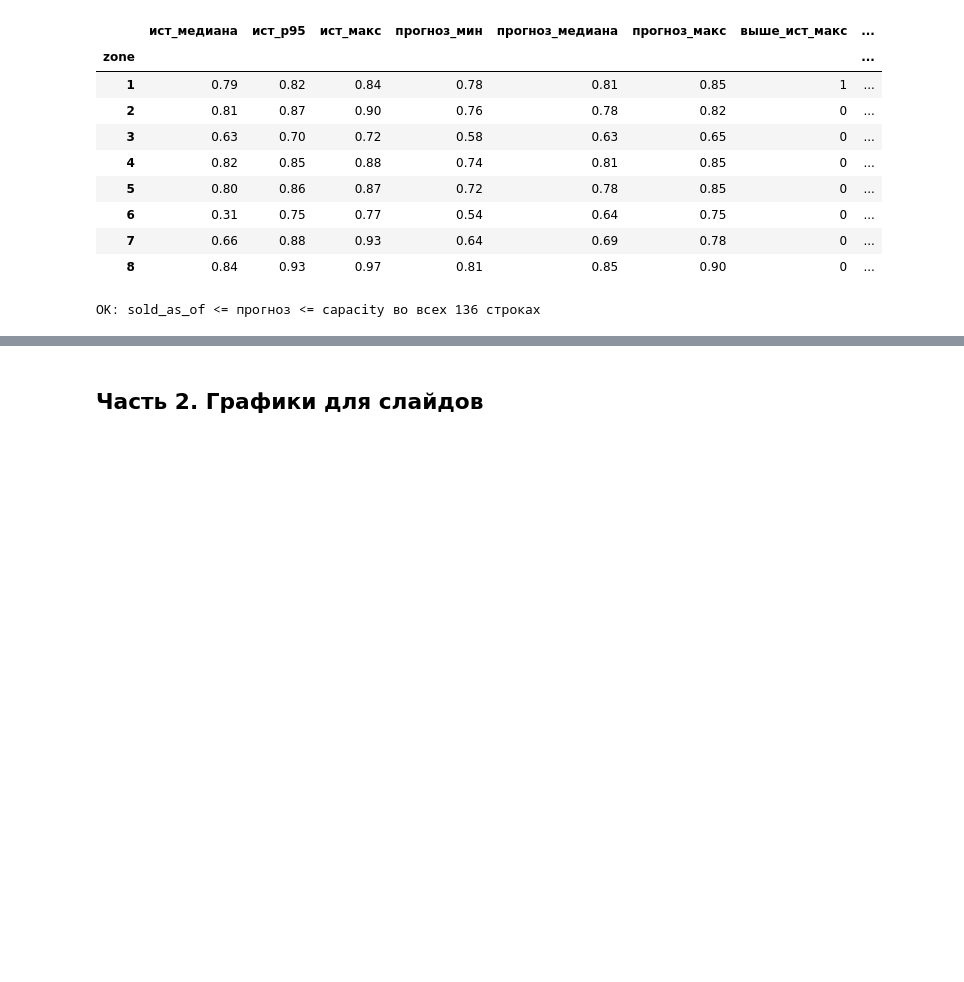
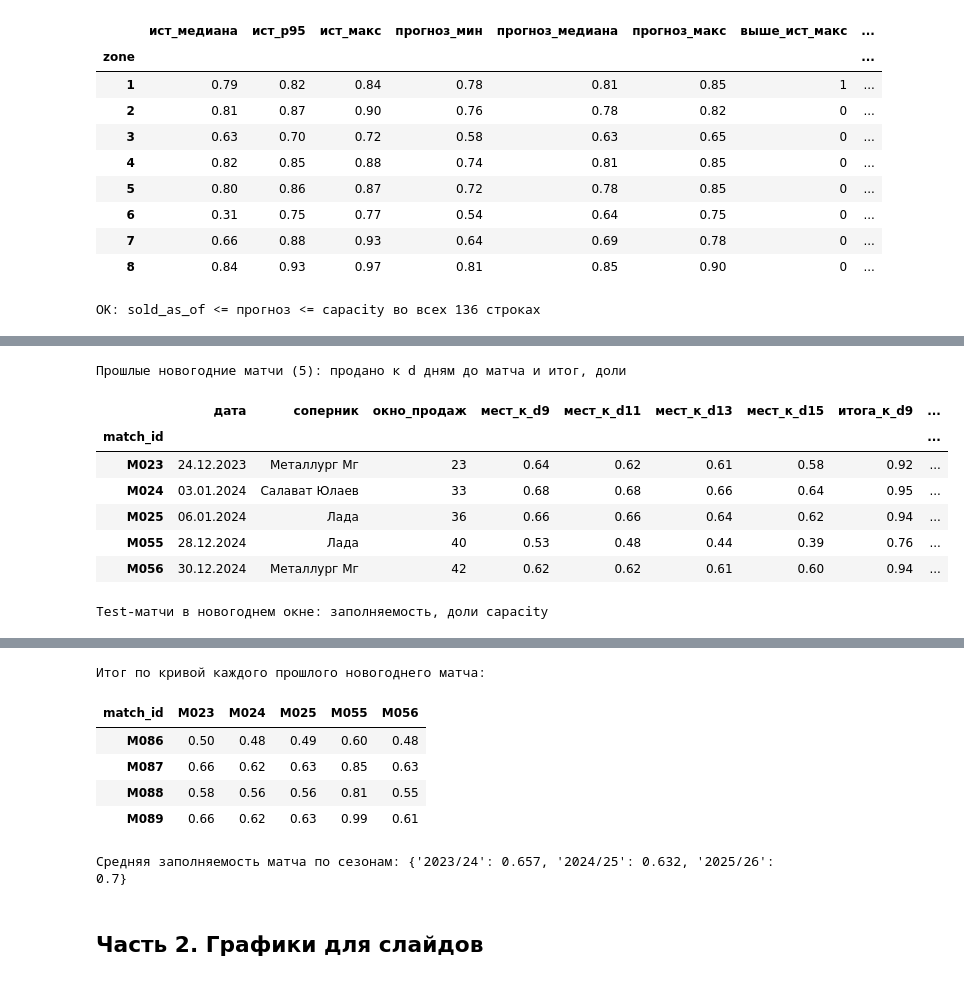
Before and after one commit to shertwg/datamatch-avangard, a Jupyter notebook: notebooks/04_report.ipynb, the cells around one changed output, grey strips where cells are left out. Drawn from its saved outputs; the diff is of its cells as text; code cells hidden in the pictures; blank space fills up the shorter version.

Commit message:
New Year matches: early demand, not higher; slides 9-10 reworded
Co-Authored-By: Claude Opus 5.5 <noreply@anthropic.com>

```diff
--- a/notebooks/04_report.ipynb
+++ b/notebooks/04_report.ipynb
@@ -432,0 +461,55 @@ with pd.option_context("display.max_colwidth", 200):
+# %%
+# Новогоднее окно: ММДД начала и конца, включительно (переходит через Новый год)
+NY_WINDOW = (1224, 108)
+
+
+def in_ny_window(dates):
+    md = dates.dt.month * 100 + dates.dt.day
+    return (md >= NY_WINDOW[0]) | (md <= NY_WINDOW[1])
+
+
+ny_past = hist_m[in_ny_window(hist_m["match_date"])].set_index("match_id")
+ny_test = t2[in_ny_window(t2["match_date"])].set_index("match_id")
+ny_days = sorted(ny_test["days_to_match"].unique())
+assert (window.reindex(ny_past.index) > max(ny_days)).all()  # к этим датам продажи уже были открыты
+
+dd = daily[daily["match_id"].isin(ny_past.index)]
+early = (pd.DataFrame({d: dd[dd["days_before"] > d].groupby("match_id")["tickets"].sum() for d in ny_days})
+         .reindex(ny_past.index, fill_value=0))
+past_tab = pd.DataFrame({"дата": ny_past["match_date"].dt.strftime("%d.%m.%Y"), "соперник": ny_past["opponent"],
+                         "окно_продаж": window.reindex(ny_past.index)})
+for d in ny_days:
+    past_tab[f"мест_к_d{d}"] = early[d] / ny_past["capacity"]
+for d in ny_days:
+    past_tab[f"итога_к_d{d}"] = early[d] / ny_past["total"]
+past_tab["итог_заполн"] = ny_past["total"] / ny_past["capacity"]
+print(f"Прошлые новогодние матчи ({len(ny_past)}): продано к d дням до матча и итог, доли")
+display(past_tab.round(2))
+
+# Итог test-матча по кривой каждого прошлого новогоднего матча, в долях capacity
+ny_curve = pd.DataFrame({mid: r["sold"] / early[r["days_to_match"]] * ny_past["total"] / r["capacity"]
+                         for mid, r in ny_test.iterrows()}).T
+ny_tab = pd.DataFrame({"дата": ny_test["match_date"].dt.strftime("%d.%m.%Y"), "соперник": ny_test["opponent"],
+                       "d": ny_test["days_to_match"], "продано_мест": ny_test["заполн_продано"],
+                       "прошлые_НГ_к_d_мин": [past_tab[f"мест_к_d{d}"].min() for d in ny_test["days_to_match"]],
+                       "прошлые_НГ_к_d_макс": [past_tab[f"мест_к_d{d}"].max() for d in ny_test["days_to_match"]],
+                       "по_обычной_кривой": ny_test["заполн_по_кривой"],
+                       "по_НГ_кривой_медиана": ny_curve.median(axis=1),
+                       "прогноз_модели": ny_test["заполн_прогноз"]})
+print("Test-матчи в новогоднем окне: заполняемость, доли capacity")
+display(ny_tab.round(2))
+print("Итог по кривой каждого прошлого новогоднего матча:")
+display(ny_curve.round(2))
+
+season_fill = (hist_m["total"] / hist_m["capacity"]).groupby(hist_m["season"]).mean()
+print("Средняя заполняемость матча по сезонам:", season_fill.round(3).to_dict())
+# %% [output]
+Прошлые новогодние матчи (5): продано к d дням до матча и итог, доли
+|  | дата | соперник | окно_продаж | мест_к_d9 | мест_к_d11 | мест_к_d13 | мест_к_d15 | итога_к_d9 | ... |
+| match_id |  |  |  |  |  |  |  |  | ... |
+| M023 | 24.12.2023 | Металлург Мг | 23 | 0.64 | 0.62 | 0.61 | 0.58 | 0.92 | ... |
+| M024 | 03.01.2024 | Салават Юлаев | 33 | 0.68 | 0.68 | 0.66 | 0.64 | 0.95 | ... |
+| M025 | 06.01.2024 | Лада | 36 | 0.66 | 0.66 | 0.64 | 0.62 | 0.94 | ... |
+| M055 | 28.12.2024 | Лада | 40 | 0.53 | 0.48 | 0.44 | 0.39 | 0.76 | ... |
+| M056 | 30.12.2024 | Металлург Мг | 42 | 0.62 | 0.62 | 0.61 | 0.60 | 0.94 | ... |
+Test-матчи в новогоднем окне: заполняемость, доли capacity
@@ -433,3 +521,10 @@ with pd.option_context("display.max_colwidth", 200):
+Итог по кривой каждого прошлого новогоднего матча:
+| match_id | M023 | M024 | M025 | M055 | M056 |
+| M086 | 0.50 | 0.48 | 0.49 | 0.60 | 0.48 |
+| M087 | 0.66 | 0.62 | 0.63 | 0.85 | 0.63 |
+| M088 | 0.58 | 0.56 | 0.56 | 0.81 | 0.55 |
+| M089 | 0.66 | 0.62 | 0.63 | 0.99 | 0.61 |
+Средняя заполняемость матча по сезонам: {'2023/24': 0.657, '2024/25': 0.632, '2025/26': 0.7}
 # %% [markdown]
 ## Часть 2. Графики для слайдов
 # %% [markdown]
```
Also changed, not shown: parts of 6 cells of this notebook, 1 other file.
